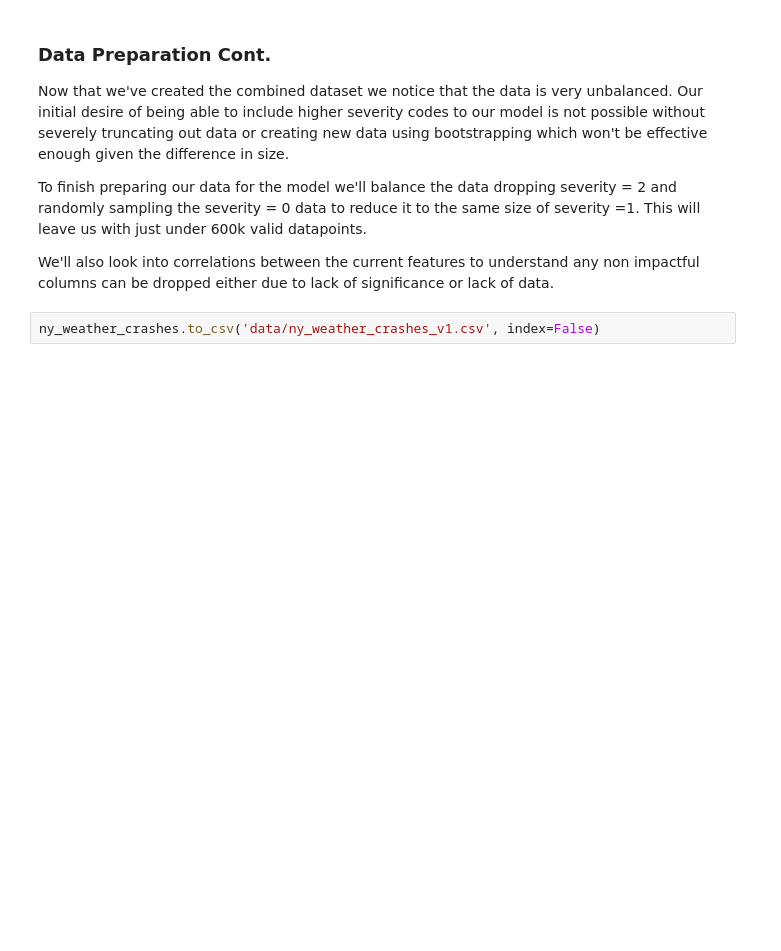
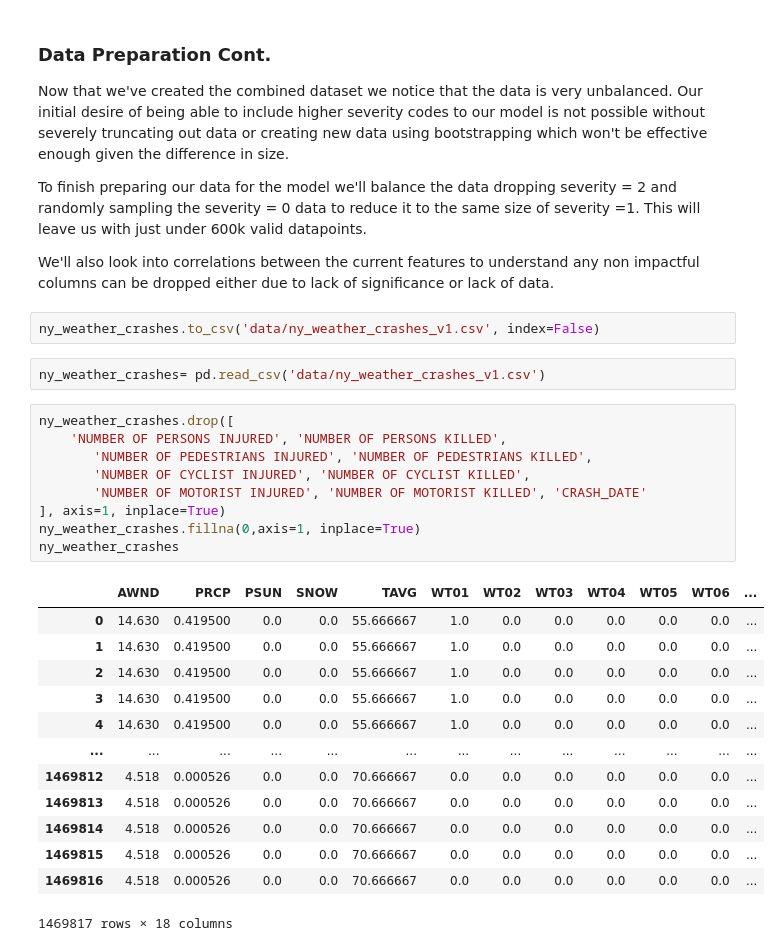
Before and after one commit to cvgardner/Coursera_Capstone, a Jupyter notebook: Capstone Full Code.ipynb, the cells around one changed output. Drawn from its saved outputs; the diff is of its cells as text; blank space fills up the shorter version.

```diff
--- a/Capstone Full Code.ipynb
+++ b/Capstone Full Code.ipynb
@@ -425,3 +425,28 @@ To finish preparing our data for the model we'll balance the data dropping sever
 We'll also look into correlations between the current features to understand any non impactful columns can be dropped either due to lack of significance or lack of data.
 # %%
 ny_weather_crashes.to_csv('data/ny_weather_crashes_v1.csv', index=False)
+# %%
+ny_weather_crashes= pd.read_csv('data/ny_weather_crashes_v1.csv')
+# %%
+ny_weather_crashes.drop([
+    'NUMBER OF PERSONS INJURED', 'NUMBER OF PERSONS KILLED',
+       'NUMBER OF PEDESTRIANS INJURED', 'NUMBER OF PEDESTRIANS KILLED',
+       'NUMBER OF CYCLIST INJURED', 'NUMBER OF CYCLIST KILLED',
+       'NUMBER OF MOTORIST INJURED', 'NUMBER OF MOTORIST KILLED', 'CRASH_DATE'
+], axis=1, inplace=True)
+ny_weather_crashes.fillna(0,axis=1, inplace=True)
+ny_weather_crashes
+# %% [output]
+|  | AWND | PRCP | PSUN | SNOW | TAVG | WT01 | WT02 | WT03 | WT04 | WT05 | WT06 | ... |
+| 0 | 14.630 | 0.419500 | 0.0 | 0.0 | 55.666667 | 1.0 | 0.0 | 0.0 | 0.0 | 0.0 | 0.0 | ... |
+| 1 | 14.630 | 0.419500 | 0.0 | 0.0 | 55.666667 | 1.0 | 0.0 | 0.0 | 0.0 | 0.0 | 0.0 | ... |
+| 2 | 14.630 | 0.419500 | 0.0 | 0.0 | 55.666667 | 1.0 | 0.0 | 0.0 | 0.0 | 0.0 | 0.0 | ... |
+| 3 | 14.630 | 0.419500 | 0.0 | 0.0 | 55.666667 | 1.0 | 0.0 | 0.0 | 0.0 | 0.0 | 0.0 | ... |
+| 4 | 14.630 | 0.419500 | 0.0 | 0.0 | 55.666667 | 1.0 | 0.0 | 0.0 | 0.0 | 0.0 | 0.0 | ... |
+| ... | ... | ... | ... | ... | ... | ... | ... | ... | ... | ... | ... | ... |
+| 1469812 | 4.518 | 0.000526 | 0.0 | 0.0 | 70.666667 | 0.0 | 0.0 | 0.0 | 0.0 | 0.0 | 0.0 | ... |
+| 1469813 | 4.518 | 0.000526 | 0.0 | 0.0 | 70.666667 | 0.0 | 0.0 | 0.0 | 0.0 | 0.0 | 0.0 | ... |
+| 1469814 | 4.518 | 0.000526 | 0.0 | 0.0 | 70.666667 | 0.0 | 0.0 | 0.0 | 0.0 | 0.0 | 0.0 | ... |
+| 1469815 | 4.518 | 0.000526 | 0.0 | 0.0 | 70.666667 | 0.0 | 0.0 | 0.0 | 0.0 | 0.0 | 0.0 | ... |
+| 1469816 | 4.518 | 0.000526 | 0.0 | 0.0 | 70.666667 | 0.0 | 0.0 | 0.0 | 0.0 | 0.0 | 0.0 | ... |
+1469817 rows × 18 columns
```
Also changed, not shown: parts of 9 cells of this notebook.
